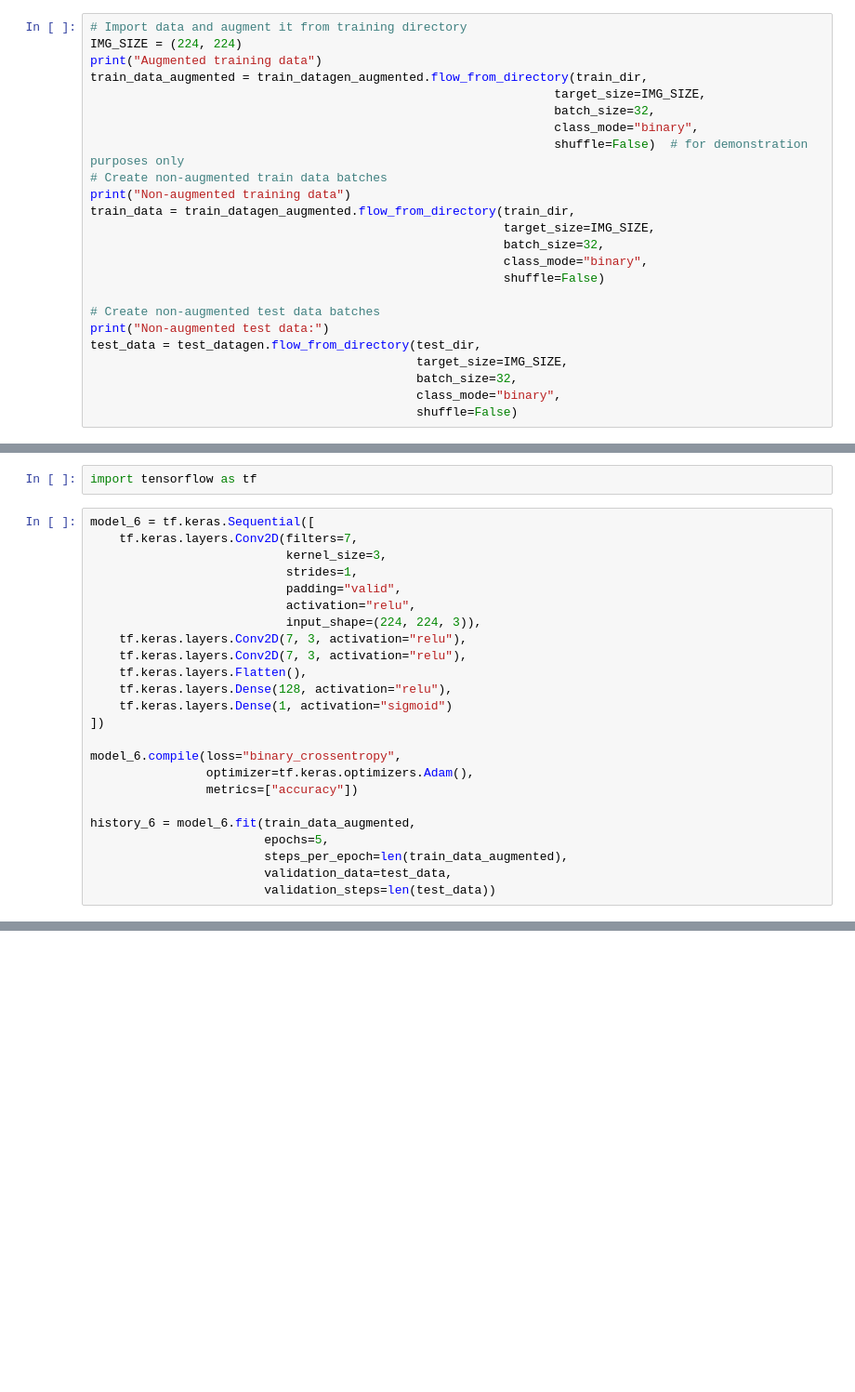
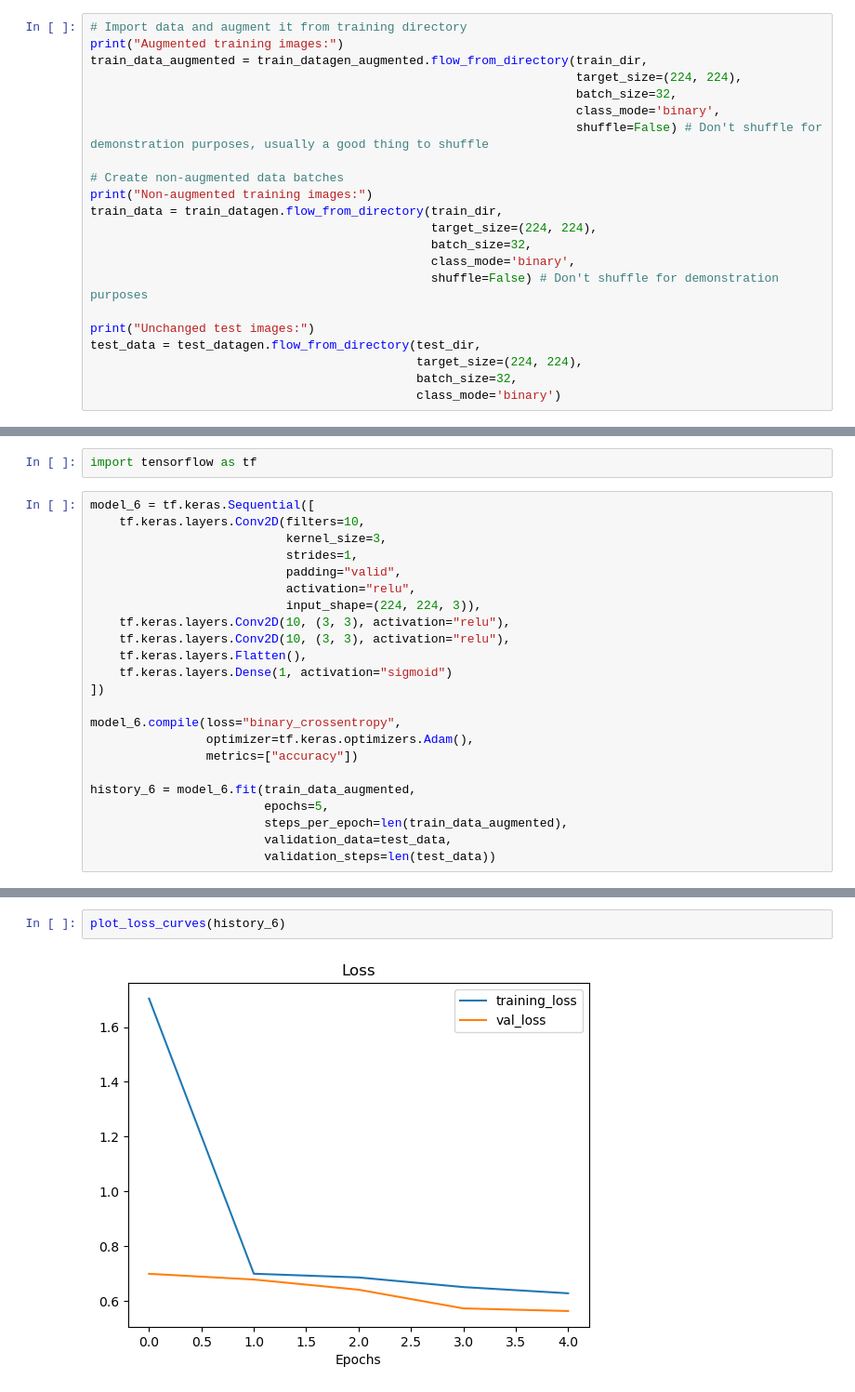
Before and after one commit to KajetanFrackowiak/tensorflow_fundamentals, a Jupyter notebook: 03_introduction_to_computer_vision_with_tensorflow.ipynb, the cells around one changed output, grey strips where cells are left out. Shown at 93% size. Saved outputs shown, nothing was run; the diff lists cells and outputs as text; blank space fills up the shorter version.

```diff
--- a/03_introduction_to_computer_vision_with_tensorflow.ipynb
+++ b/03_introduction_to_computer_vision_with_tensorflow.ipynb
@@ -705,26 +714,24 @@ Altering might mean adjusting the rotation of an image, flipping it, cropping it
 Let's write some code to visualize data augmentation.
 # %%
 # Import data and augment it from training directory
-IMG_SIZE = (224, 224)
-print("Augmented training data")
+print("Augmented training images:")
 train_data_augmented = train_datagen_augmented.flow_from_directory(train_dir,
-                                                                target_size=IMG_SIZE,
-                                                                batch_size=32,
-                                                                class_mode="binary",
-                                                                shuffle=False)  # for demonstration purposes only
-# Create non-augmented train data batches
-print("Non-augmented training data")
-train_data = train_datagen_augmented.flow_from_directory(train_dir,
-                                                         target_size=IMG_SIZE,
-                                                         batch_size=32,
-                                                         class_mode="binary",
-                                                         shuffle=False)
+                                                                   target_size=(224, 224),
+                                                                   batch_size=32,
+                                                                   class_mode='binary',
+                                                                   shuffle=False) # Don't shuffle for demonstration purposes, usually a good thing to shuffle
 
-# Create non-augmented test data batches
-print("Non-augmented test data:")
+# Create non-augmented data batches
+print("Non-augmented training images:")
+train_data = train_datagen.flow_from_directory(train_dir,
+                                               target_size=(224, 224),
+                                               batch_size=32,
+                                               class_mode='binary',
+                                               shuffle=False) # Don't shuffle for demonstration purposes
+
+print("Unchanged test images:")
 test_data = test_datagen.flow_from_directory(test_dir,
-                                             target_size=IMG_SIZE,
+                                             target_size=(224, 224),
                                              batch_size=32,
-                                             class_mode="binary",
-                                             shuffle=False)
+                                             class_mode='binary')
 # %% [output]
@@ -758,16 +765,15 @@ showing image number: 9
 import tensorflow as tf
 # %%
 model_6 = tf.keras.Sequential([
-    tf.keras.layers.Conv2D(filters=7,
+    tf.keras.layers.Conv2D(filters=10,
                            kernel_size=3,
                            strides=1,
                            padding="valid",
                            activation="relu",
                            input_shape=(224, 224, 3)),
-    tf.keras.layers.Conv2D(7, 3, activation="relu"),
-    tf.keras.layers.Conv2D(7, 3, activation="relu"),
+    tf.keras.layers.Conv2D(10, (3, 3), activation="relu"),
+    tf.keras.layers.Conv2D(10, (3, 3), activation="relu"),
     tf.keras.layers.Flatten(),
-    tf.keras.layers.Dense(128, activation="relu"),
     tf.keras.layers.Dense(1, activation="sigmoid")
 ])
 
@@ -790,0 +822,4 @@ Epoch 4/5
+# %%
+plot_loss_curves(history_6)
+# %% [output]
+[figure, added]
```
Also changed, not shown: parts of 69 cells of this notebook.
